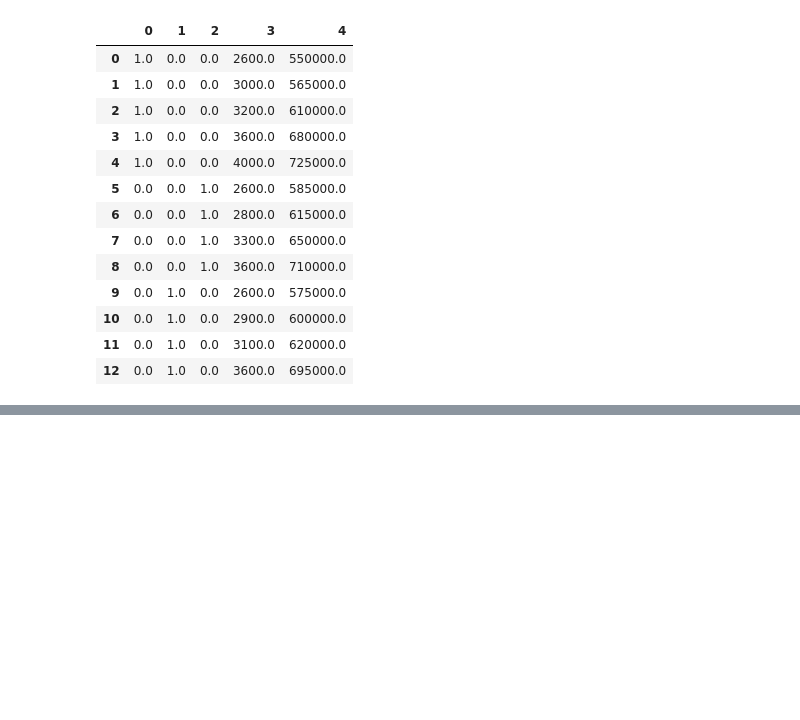
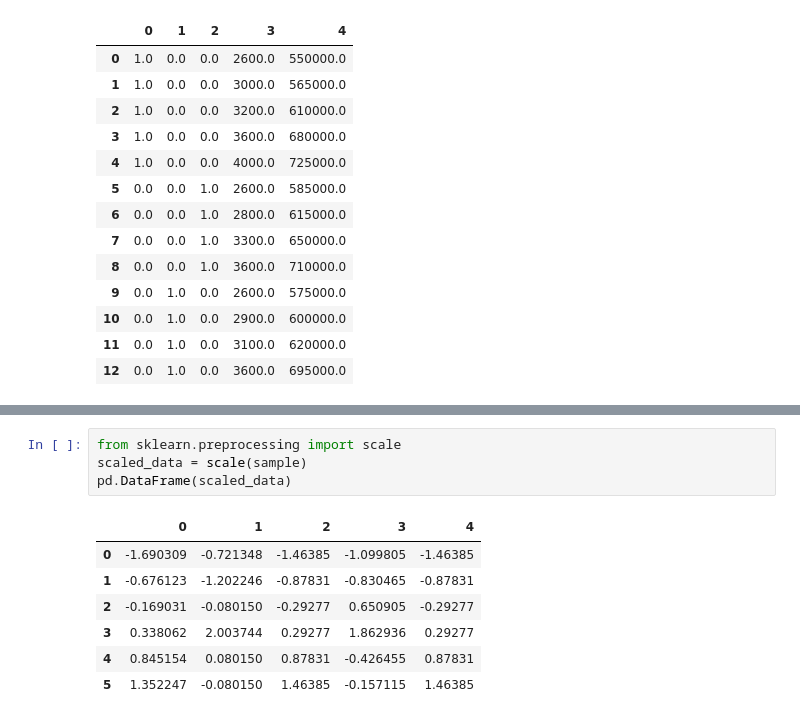
Before and after one commit to pvenkat07/AI-ML, a Jupyter notebook: Python/17-06-2020.ipynb, the cells around one changed output, grey strips where cells are left out. Cells and saved outputs as stored; diff of their text form; blank space fills up the shorter version.

```diff
--- a/Python/17-06-2020.ipynb
+++ b/Python/17-06-2020.ipynb
@@ -92,0 +177,12 @@ x
+# %%
+from sklearn.preprocessing import scale
+scaled_data = scale(sample)
+pd.DataFrame(scaled_data)
+# %% [output]
+|  | 0 | 1 | 2 | 3 | 4 |
+| 0 | -1.690309 | -0.721348 | -1.46385 | -1.099805 | -1.46385 |
+| 1 | -0.676123 | -1.202246 | -0.87831 | -0.830465 | -0.87831 |
+| 2 | -0.169031 | -0.080150 | -0.29277 | 0.650905 | -0.29277 |
+| 3 | 0.338062 | 2.003744 | 0.29277 | 1.862936 | 0.29277 |
+| 4 | 0.845154 | 0.080150 | 0.87831 | -0.426455 | 0.87831 |
+| 5 | 1.352247 | -0.080150 | 1.46385 | -0.157115 | 1.46385 |
```
Also changed, not shown: parts of 11 cells of this notebook.
